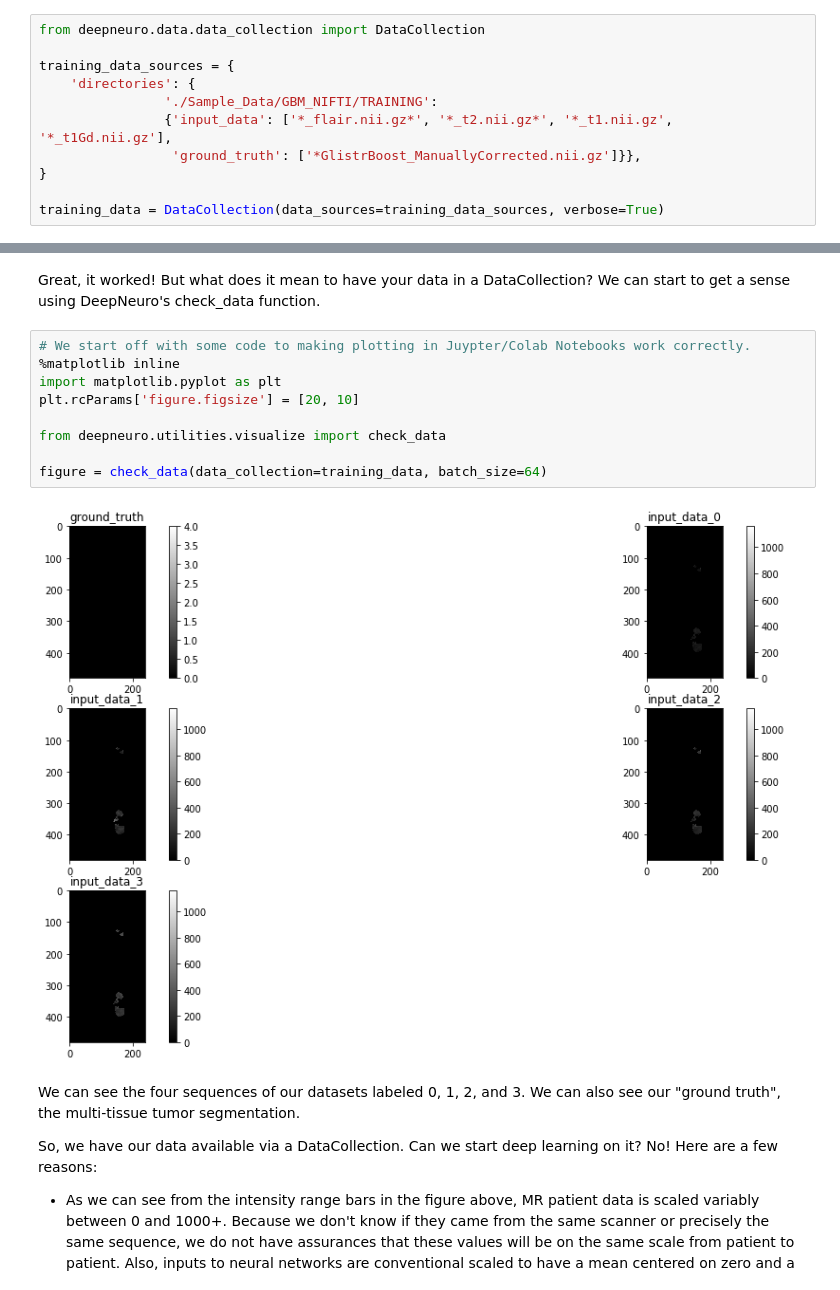
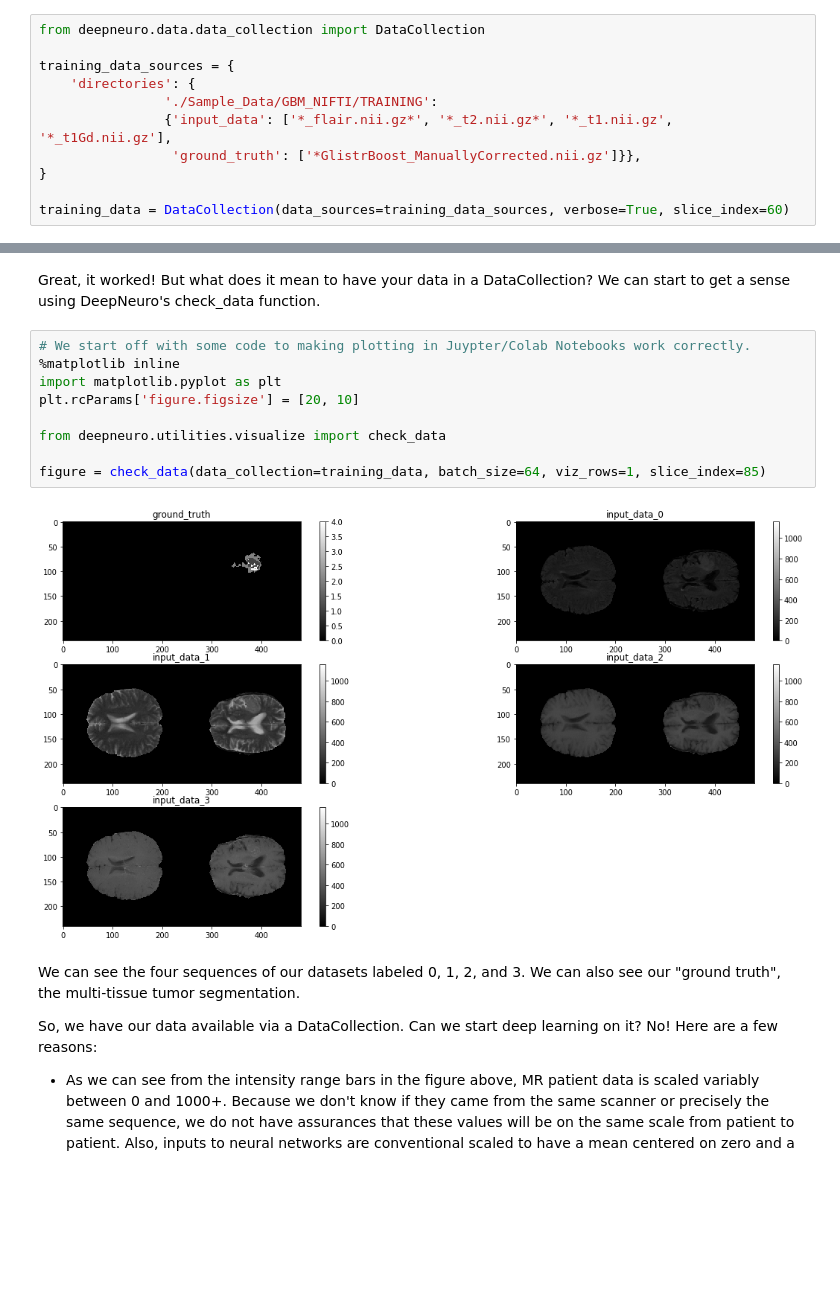
Before and after one commit to QTIM-Lab/DeepNeuro, a Jupyter notebook: notebooks/Preprocess_and_Augment.ipynb, the cells around one changed output, grey strips where cells are left out. Drawn from its saved outputs; the diff is of its cells as text; blank space fills up the shorter version.

```diff
--- a/notebooks/Preprocess_and_Augment.ipynb
+++ b/notebooks/Preprocess_and_Augment.ipynb
@@ -59,7 +51,7 @@ training_data_sources = {
                  'ground_truth': ['*GlistrBoost_ManuallyCorrected.nii.gz']}},
 }
 
-training_data = DataCollection(data_sources=training_data_sources, verbose=True)
+training_data = DataCollection(data_sources=training_data_sources, verbose=True, slice_index=60)
 # %% [output]
 ('Gathering image data from...', {'./Sample_Data/GBM_NIFTI/TRAINING': {'ground_truth': ['*GlistrBoost_ManuallyCorrected.nii.gz'], 'input_data': ['*_flair.nii.gz*', '*_t2.nii.gz*', '*_t1.nii.gz', '*_t1 ...
 ('Found', 2, 'cases..')
@@ -68,14 +60,14 @@ Great, it worked! But what does it mean to have your data in a DataCollection? W
 # %%
 # We start off with some code to making plotting in Juypter/Colab Notebooks work correctly.
 %matplotlib inline
 import matplotlib.pyplot as plt
 plt.rcParams['figure.figsize'] = [20, 10]
 
 from deepneuro.utilities.visualize import check_data
 
-figure = check_data(data_collection=training_data, batch_size=64)
+figure = check_data(data_collection=training_data, batch_size=64, viz_rows=1, slice_index=85)
 # %% [output]
-[figure, old version]
+[figure, new version]
 # %% [markdown]
 We can see the four sequences of our datasets labeled 0, 1, 2, and 3. We can also see our "ground truth", the multi-tissue tumor segmentation.
 
```
Also changed, not shown: parts of 8 cells of this notebook, 43 other files.
